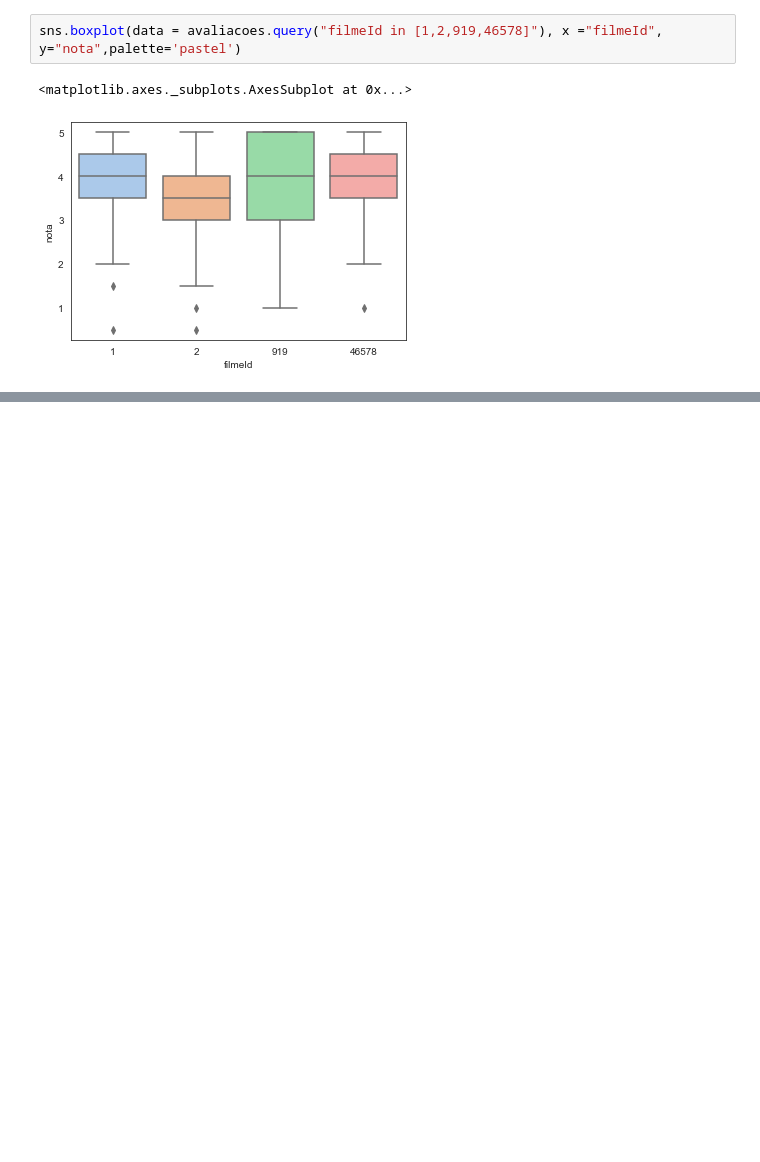
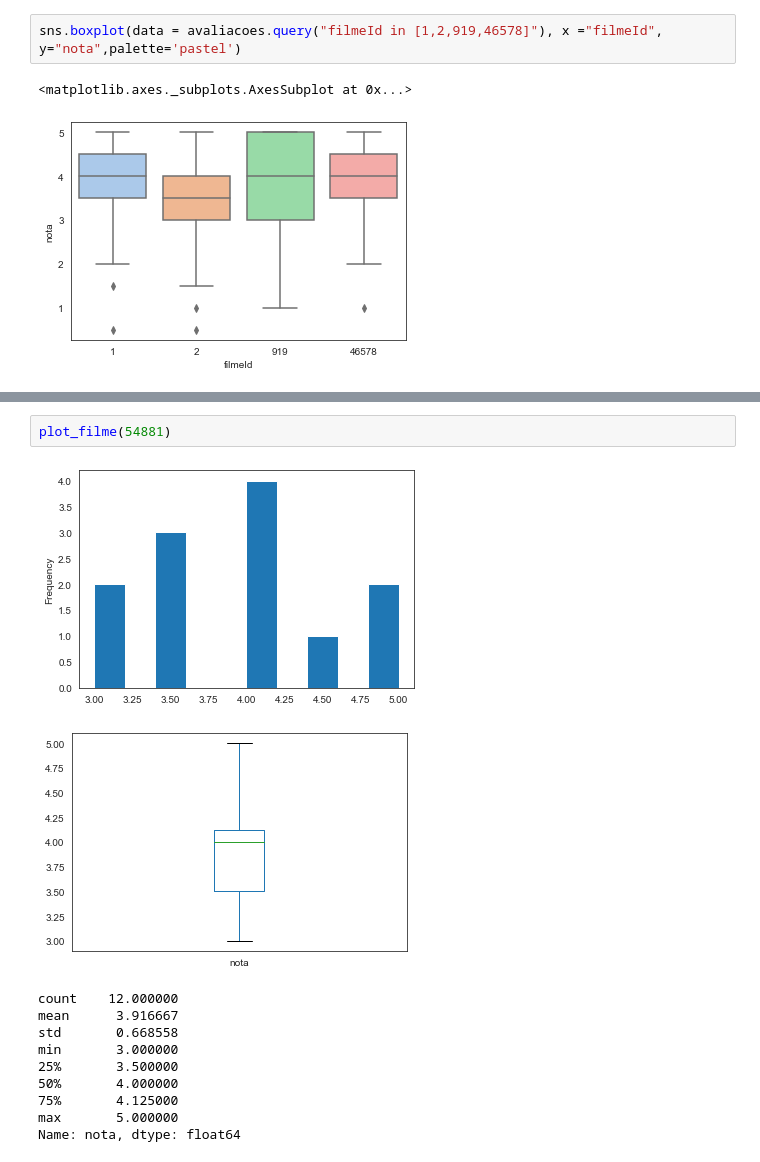
Before and after one commit to mtalaisys/quarentenadados, a Jupyter notebook: QuarentenaDados - MovieLens.ipynb, the cells around one changed output, grey strips where cells are left out. Drawn from its saved outputs; the diff is of its cells as text; blank space fills up the shorter version.

```diff
--- a/QuarentenaDados - MovieLens.ipynb
+++ b/QuarentenaDados - MovieLens.ipynb
@@ -454,0 +491,14 @@ sns.boxplot(data = avaliacoes.query("filmeId in [1,2,919,46578]"), x ="filmeId",
+# %%
+plot_filme(54881)
+# %% [output]
+[figure, added]
+[figure, added]
+count    12.000000
+mean      3.916667
+std       0.668558
+min       3.000000
+25%       3.500000
+50%       4.000000
+75%       4.125000
+max       5.000000
+Name: nota, dtype: float64
```
Also changed, not shown: parts of 24 cells of this notebook.
